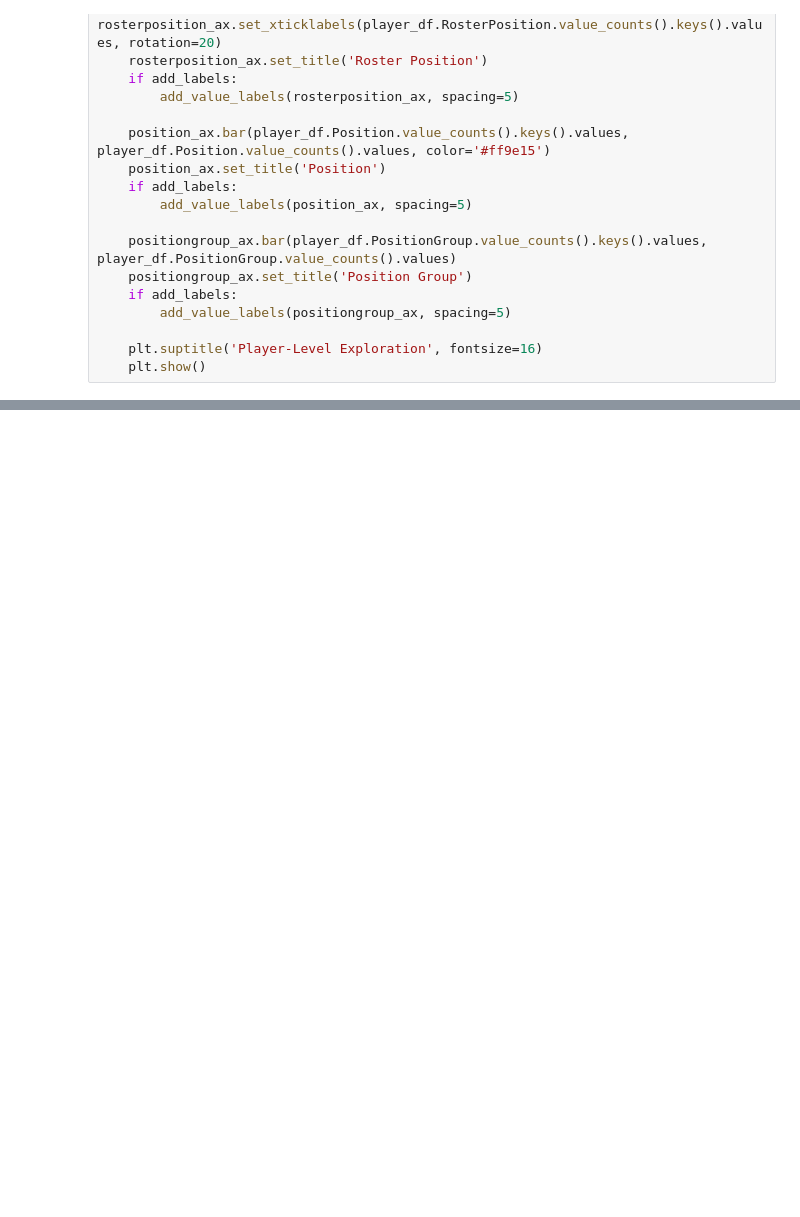
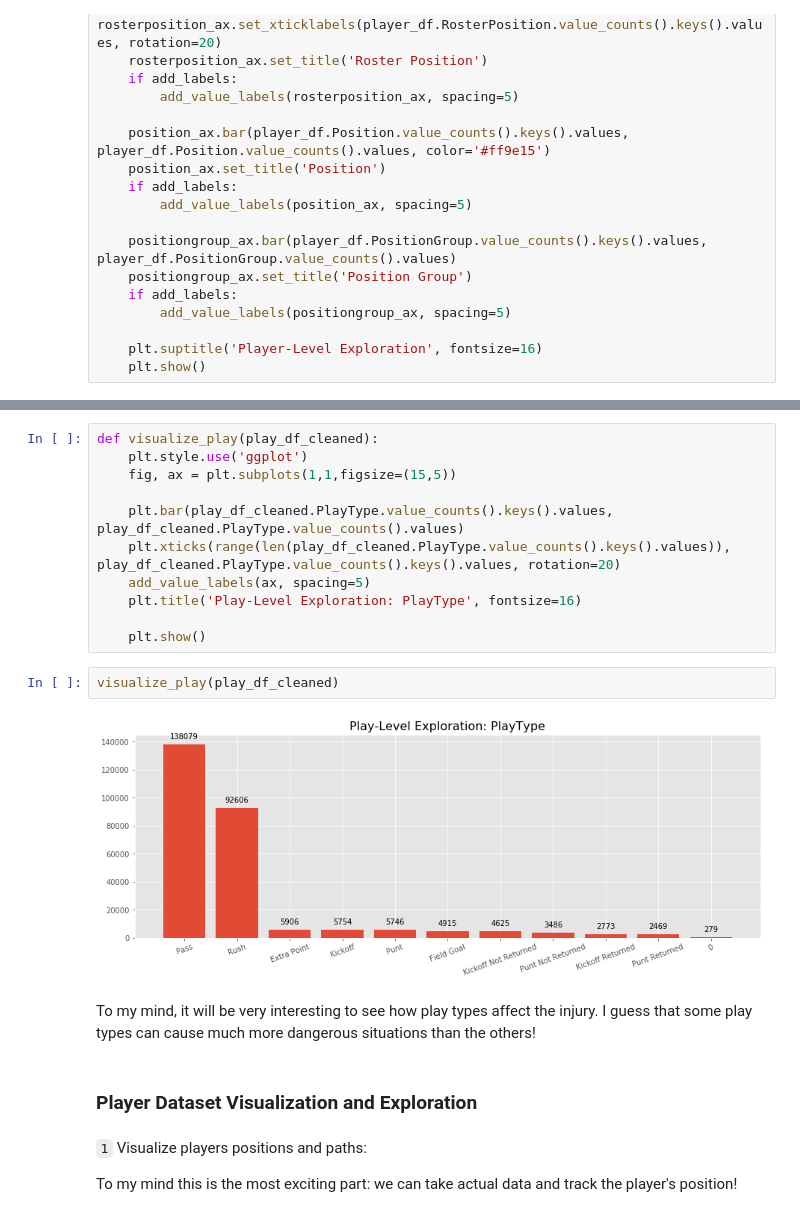
Before and after one commit to Lexie88rus/NFL-1st-and-Future, a Jupyter notebook: NFL_Injury_Analytics.ipynb, the cells around one changed output, grey strips where cells are left out. Cells and saved outputs as stored; diff of their text form; blank space fills up the shorter version.

```diff
--- a/NFL_Injury_Analytics.ipynb
+++ b/NFL_Injury_Analytics.ipynb
@@ -232,0 +282,23 @@ visualize_player_features(player_df, add_labels=True)
+# %%
+def visualize_play(play_df_cleaned):
+    plt.style.use('ggplot')
+    fig, ax = plt.subplots(1,1,figsize=(15,5))
+
+    plt.bar(play_df_cleaned.PlayType.value_counts().keys().values, play_df_cleaned.PlayType.value_counts().values)
+    plt.xticks(range(len(play_df_cleaned.PlayType.value_counts().keys().values)), play_df_cleaned.PlayType.value_counts().keys().values, rotation=20)
+    add_value_labels(ax, spacing=5)
+    plt.title('Play-Level Exploration: PlayType', fontsize=16)
+
+    plt.show()
+# %%
+visualize_play(play_df_cleaned)
+# %% [output]
+[figure, added]
+# %% [markdown]
+To my mind, it will be very interesting to see how play types affect the injury. I guess that some play types can cause much more dangerous situations than the others!
+# %% [markdown]
+### Player Dataset Visualization and Exploration
+# %% [markdown]
+`1` Visualize players positions and paths:
+
+To my mind this is the most exciting part: we can take actual data and track the player's position!
```
Also changed, not shown: parts of 63 cells of this notebook.
